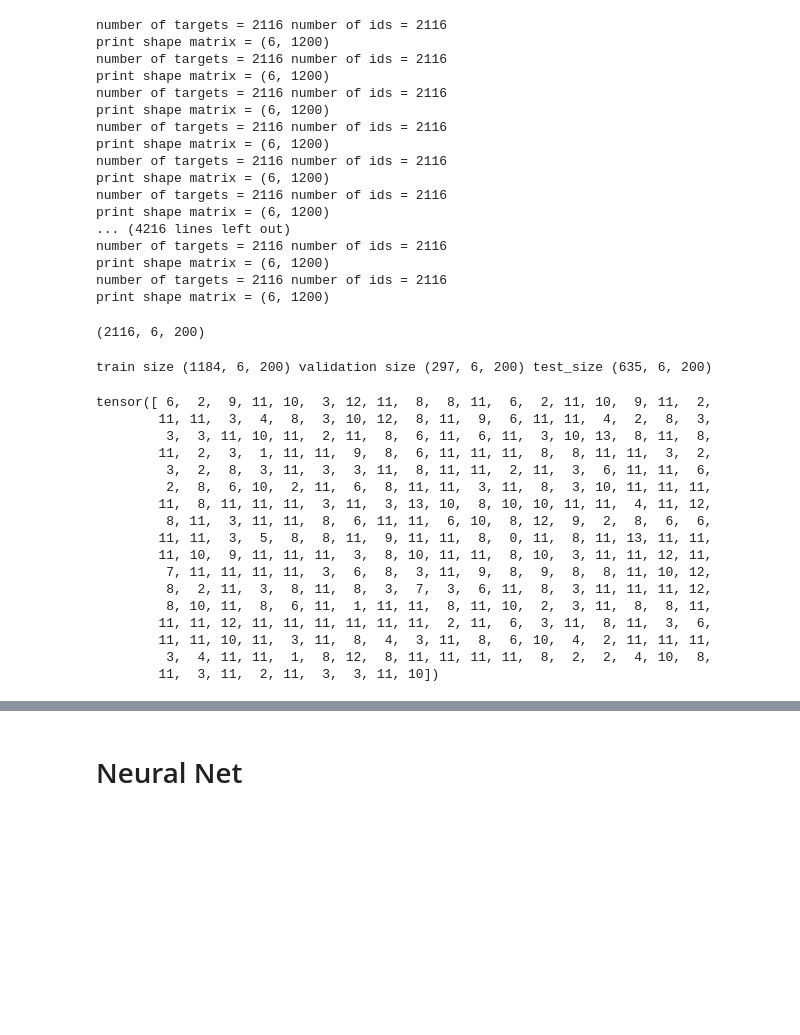
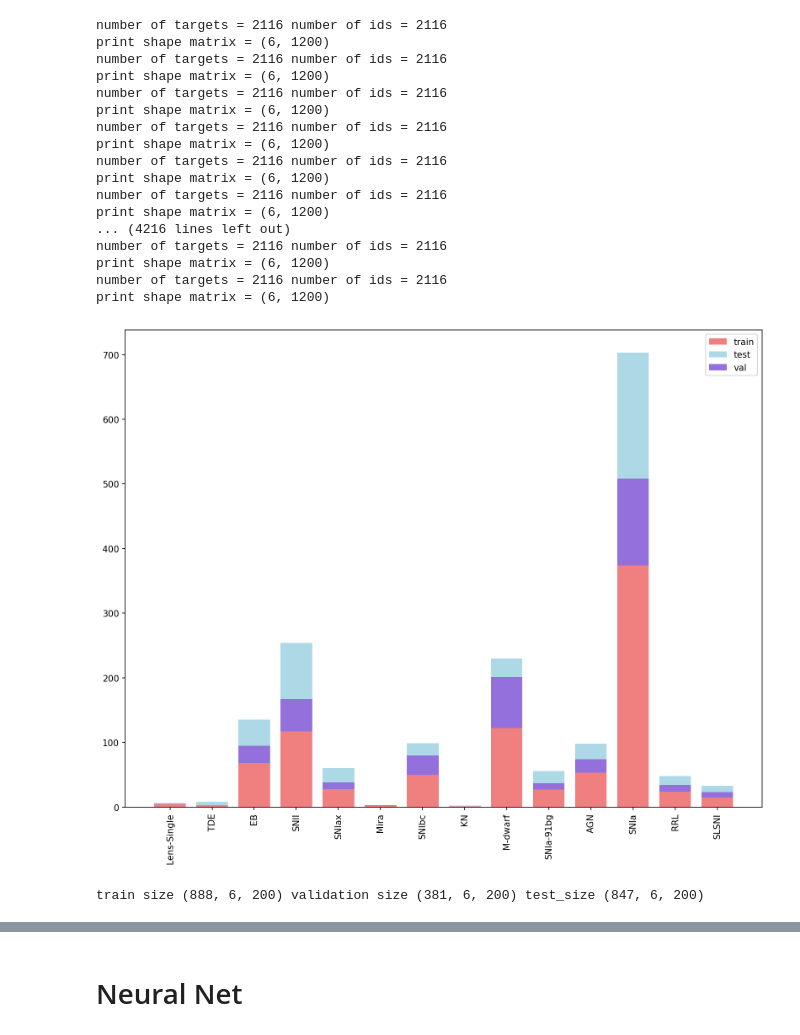
Before and after one commit to take2make/plastic_anomaly, a Jupyter notebook: notebooks/Plastic_data.ipynb, the cells around one changed output, grey strips where cells are left out. Cells and saved outputs as stored; diff of their text form; code cells hidden in the pictures; blank space fills up the shorter version.

```diff
--- a/notebooks/Plastic_data.ipynb
+++ b/notebooks/Plastic_data.ipynb
@@ -198,7 +312,3 @@ number of targets = 2116 number of ids = 2116
 print shape matrix = (6, 1200)
 number of targets = 2116 number of ids = 2116
 print shape matrix = (6, 1200)
-# %%
-data.shape
-# %% [output]
-(2116, 6, 200)
@@ -206,18 +318,46 @@ data.shape
 X_train, X_test, y_train, y_test = train_test_split(
     data,
     targets[0],
-    test_size=0.3,
-    shuffle=True)
+    test_size=0.4,
+    shuffle=True, random_state=3)
 # %%
 X_train, X_val, y_train, y_val = train_test_split(
     X_train,
     y_train,
-    test_size=0.2,
-    shuffle=True)
+    test_size=0.3,
+    shuffle=True, random_state=3)
+# %%
+lab = [6, 15, 16, 42, 52, 53, 62, 64, 65, 67, 88, 90, 92, 95]
+def plot_distributions(y_train, y_val, y_test, lab=lab):
+    _train = [0]*len(lab)
+    _val = [0]*len(lab)
+    _test = [0]*len(lab)
+
+    for i in range(len(lab)):
+        _train[i] = y_train.tolist().count(i)
+        _val[i] = y_val.tolist().count(i)
+        _test[i] = y_test.tolist().count(i)
+
+    labels = [f'{classes[lab[i]]}' for i in range(len(lab))]
+    x = np.arange(len(labels))
+    width = 0.75
+
+    fig, ax = plt.subplots(dpi=150)
+    fig.set_size_inches(13, 10)
+
+    ax.bar(labels, _train, width, label='train', color="lightcoral")
+    ax.bar(labels, _test, width, label='test', bottom=_train, color='lightblue')
+    ax.bar(labels, _val, width, label='val', bottom=_train, color='mediumpurple')
+
+    plt.xticks(x, labels, rotation='vertical')
+    plt.legend()
+    plt.show()
 # %%
+plot_distributions(y_train, y_val, y_test)
 print(f"train size {X_train.shape} validation size {X_val.shape} test_size {X_test.shape}")
 # %% [output]
+[figure, added]
-train size (1184, 6, 200) validation size (297, 6, 200) test_size (635, 6, 200)
+train size (888, 6, 200) validation size (381, 6, 200) test_size (847, 6, 200)
 # %%
 X_train = torch.FloatTensor(X_train)
 X_test = torch.FloatTensor(X_test)
@@ -225,23 +365,3 @@ X_val = torch.FloatTensor(X_val)
 y_train = torch.LongTensor(y_train)
 y_test = torch.LongTensor(y_test)
 y_val = torch.LongTensor(y_val)
-# %%
-y_val
-# %% [output]
-tensor([ 6,  2,  9, 11, 10,  3, 12, 11,  8,  8, 11,  6,  2, 11, 10,  9, 11,  2,
-        11, 11,  3,  4,  8,  3, 10, 12,  8, 11,  9,  6, 11, 11,  4,  2,  8,  3,
-         3,  3, 11, 10, 11,  2, 11,  8,  6, 11,  6, 11,  3, 10, 13,  8, 11,  8,
-        11,  2,  3,  1, 11, 11,  9,  8,  6, 11, 11, 11,  8,  8, 11, 11,  3,  2,
-         3,  2,  8,  3, 11,  3,  3, 11,  8, 11, 11,  2, 11,  3,  6, 11, 11,  6,
-         2,  8,  6, 10,  2, 11,  6,  8, 11, 11,  3, 11,  8,  3, 10, 11, 11, 11,
-        11,  8, 11, 11, 11,  3, 11,  3, 13, 10,  8, 10, 10, 11, 11,  4, 11, 12,
-         8, 11,  3, 11, 11,  8,  6, 11, 11,  6, 10,  8, 12,  9,  2,  8,  6,  6,
-        11, 11,  3,  5,  8,  8, 11,  9, 11, 11,  8,  0, 11,  8, 11, 13, 11, 11,
-        11, 10,  9, 11, 11, 11,  3,  8, 10, 11, 11,  8, 10,  3, 11, 11, 12, 11,
-         7, 11, 11, 11, 11,  3,  6,  8,  3, 11,  9,  8,  9,  8,  8, 11, 10, 12,
-         8,  2, 11,  3,  8, 11,  8,  3,  7,  3,  6, 11,  8,  3, 11, 11, 11, 12,
-         8, 10, 11,  8,  6, 11,  1, 11, 11,  8, 11, 10,  2,  3, 11,  8,  8, 11,
-        11, 11, 12, 11, 11, 11, 11, 11, 11,  2, 11,  6,  3, 11,  8, 11,  3,  6,
-        11, 11, 10, 11,  3, 11,  8,  4,  3, 11,  8,  6, 10,  4,  2, 11, 11, 11,
-         3,  4, 11, 11,  1,  8, 12,  8, 11, 11, 11, 11,  8,  2,  2,  4, 10,  8,
-        11,  3, 11,  2, 11,  3,  3, 11, 10])
```
Also changed, not shown: parts of 45 cells of this notebook, 2 other files.
